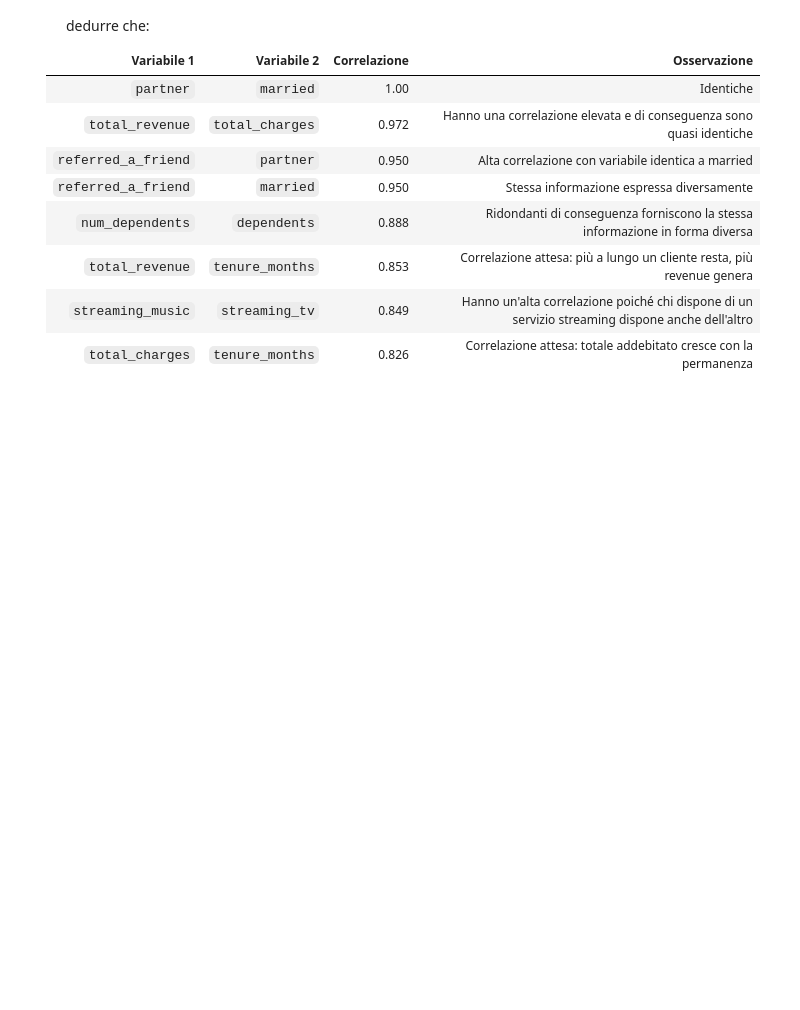
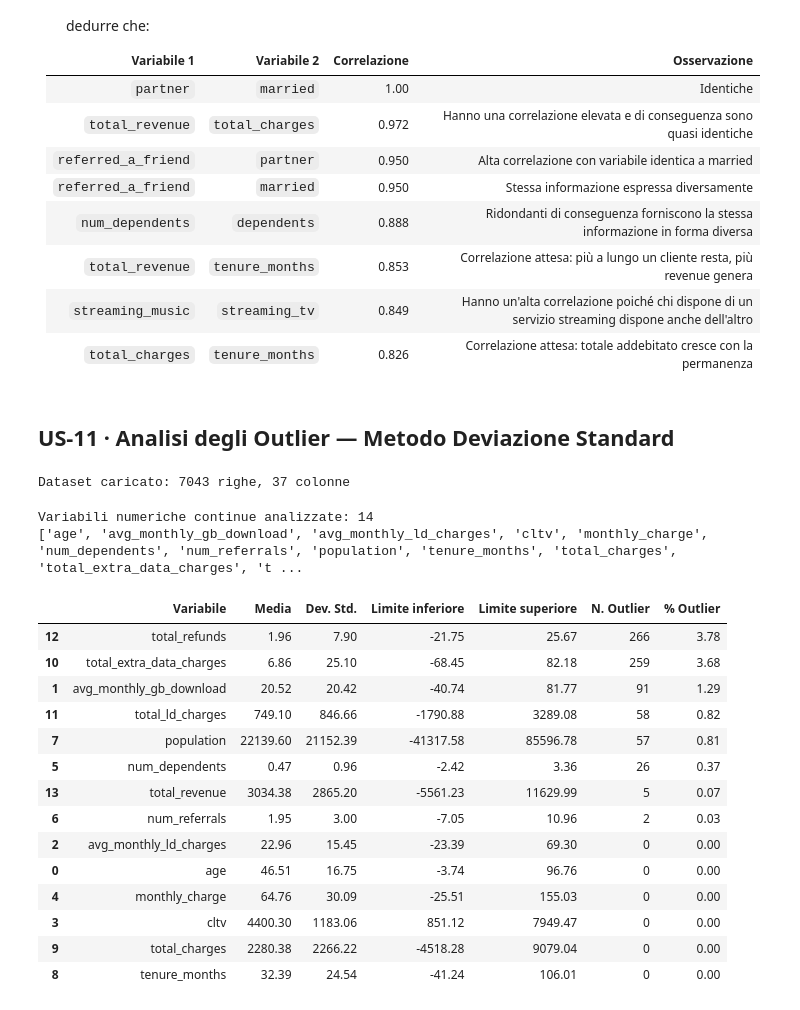
Before and after one commit to antoniohopee/telco-churn-ml, a Jupyter notebook: notebooks/02_exploratory_analysis.ipynb, the cells around one changed output. Cells and saved outputs as stored; diff of their text form; code cells hidden in the pictures; blank space fills up the shorter version.

```diff
--- a/notebooks/02_exploratory_analysis.ipynb
+++ b/notebooks/02_exploratory_analysis.ipynb
@@ -249,3 +249,62 @@ La matrice di correlazione serve a due scopi principali:
 | `total_revenue` | `tenure_months` | 0.853 | Correlazione attesa: più a lungo un cliente resta, più revenue genera |
 | `streaming_music` | `streaming_tv` | 0.849 | Hanno un'alta correlazione poiché chi dispone di un servizio streaming dispone anche dell'altro |
 | `total_charges` | `tenure_months` | 0.826 | Correlazione attesa: totale addebitato cresce con la permanenza |
+# %% [markdown]
+## US-11 · Analisi degli Outlier — Metodo Deviazione Standard
+# %%
+import pandas as pd
+import numpy as np
+import matplotlib.pyplot as plt
+import seaborn as sns
+import os
+import sys
+
+sys.path.append(os.path.abspath(".."))
+
+# Carica il dataset pulito
+df = pd.read_csv(os.path.abspath(os.path.join("..", "data", "processed", "data_clean.csv")))
+
+sns.set_theme(style="whitegrid")
+print(f"Dataset caricato: {df.shape[0]} righe, {df.shape[1]} colonne")
+# %% [output]
+Dataset caricato: 7043 righe, 37 colonne
+# %%
+# Selezioniamo solo le variabili numeriche continue
+# Escludiamo le binarie (0/1) e il target
+binarie = [
+    'dependents', 'device_protection_plan', 'internet_service',
+    'married', 'multiple_lines', 'online_backup', 'online_security',
+    'paperless_billing', 'partner', 'phone_service', 'premium_tech_support',
+    'referred_a_friend', 'senior_citizen', 'streaming_movies',
+    'streaming_music', 'streaming_tv', 'unlimited_data', 'churn'
+]
+
+num_cols = [col for col in df.select_dtypes(include='number').columns
+            if col not in binarie]
+
+print(f"Variabili numeriche continue analizzate: {len(num_cols)}")
+print(num_cols)
+# %% [output]
+Variabili numeriche continue analizzate: 14
+['age', 'avg_monthly_gb_download', 'avg_monthly_ld_charges', 'cltv', 'monthly_charge', 'num_dependents', 'num_referrals', 'population', 'tenure_months', 'total_charges', 'total_extra_data_charges', 't ...
+# %%
+from src.preprocessing import detect_outliers_std
+
+df_outlier_std = detect_outliers_std(df, num_cols)
+display(df_outlier_std)
+# %% [output]
+|  | Variabile | Media | Dev. Std. | Limite inferiore | Limite superiore | N. Outlier | % Outlier |
+| 12 | total_refunds | 1.96 | 7.90 | -21.75 | 25.67 | 266 | 3.78 |
+| 10 | total_extra_data_charges | 6.86 | 25.10 | -68.45 | 82.18 | 259 | 3.68 |
+| 1 | avg_monthly_gb_download | 20.52 | 20.42 | -40.74 | 81.77 | 91 | 1.29 |
+| 11 | total_ld_charges | 749.10 | 846.66 | -1790.88 | 3289.08 | 58 | 0.82 |
+| 7 | population | 22139.60 | 21152.39 | -41317.58 | 85596.78 | 57 | 0.81 |
+| 5 | num_dependents | 0.47 | 0.96 | -2.42 | 3.36 | 26 | 0.37 |
+| 13 | total_revenue | 3034.38 | 2865.20 | -5561.23 | 11629.99 | 5 | 0.07 |
+| 6 | num_referrals | 1.95 | 3.00 | -7.05 | 10.96 | 2 | 0.03 |
+| 2 | avg_monthly_ld_charges | 22.96 | 15.45 | -23.39 | 69.30 | 0 | 0.00 |
+| 0 | age | 46.51 | 16.75 | -3.74 | 96.76 | 0 | 0.00 |
+| 4 | monthly_charge | 64.76 | 30.09 | -25.51 | 155.03 | 0 | 0.00 |
+| 3 | cltv | 4400.30 | 1183.06 | 851.12 | 7949.47 | 0 | 0.00 |
+| 9 | total_charges | 2280.38 | 2266.22 | -4518.28 | 9079.04 | 0 | 0.00 |
+| 8 | tenure_months | 32.39 | 24.54 | -41.24 | 106.01 | 0 | 0.00 |
```
Also changed, not shown: parts of 6 cells of this notebook, 2 other files.
